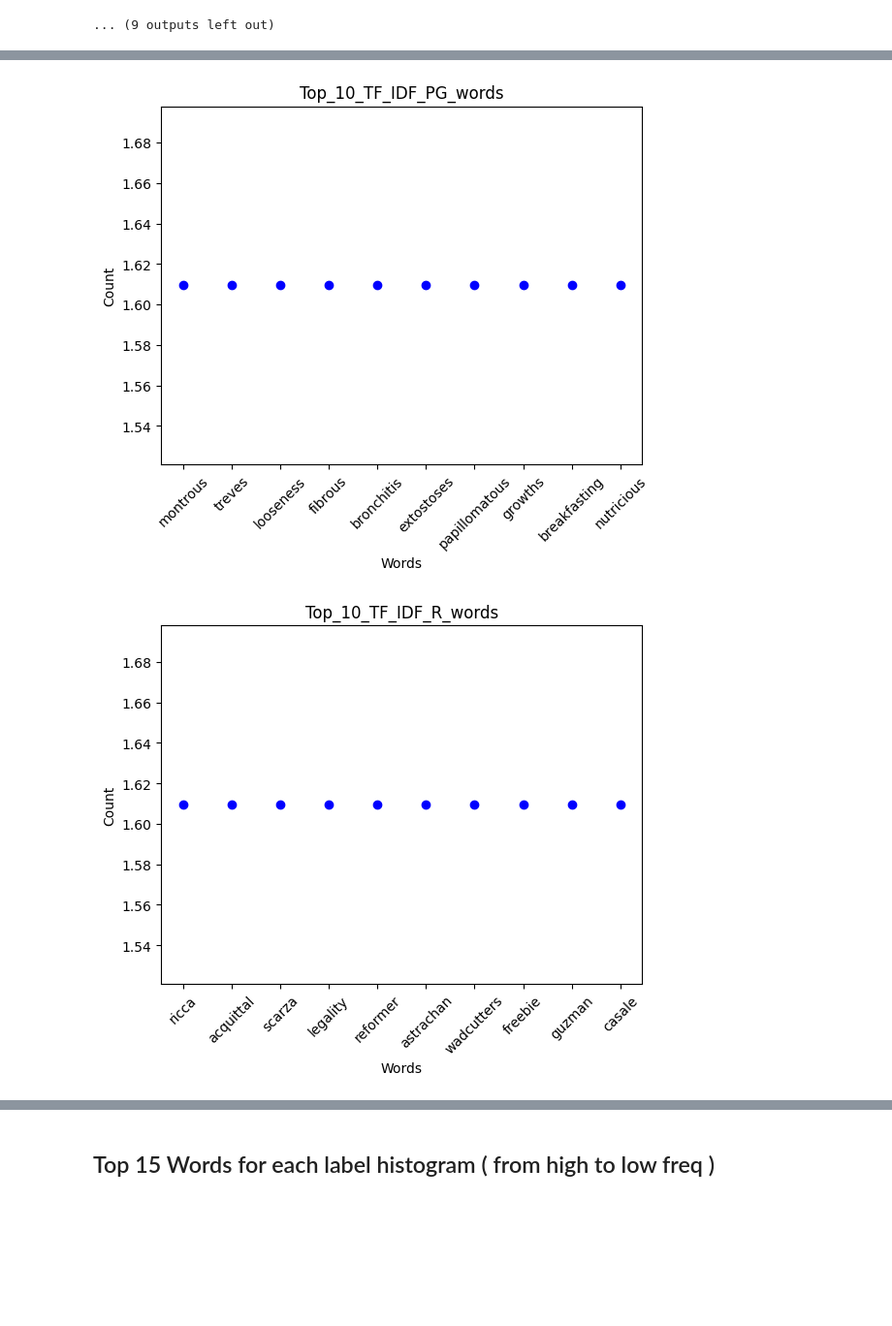
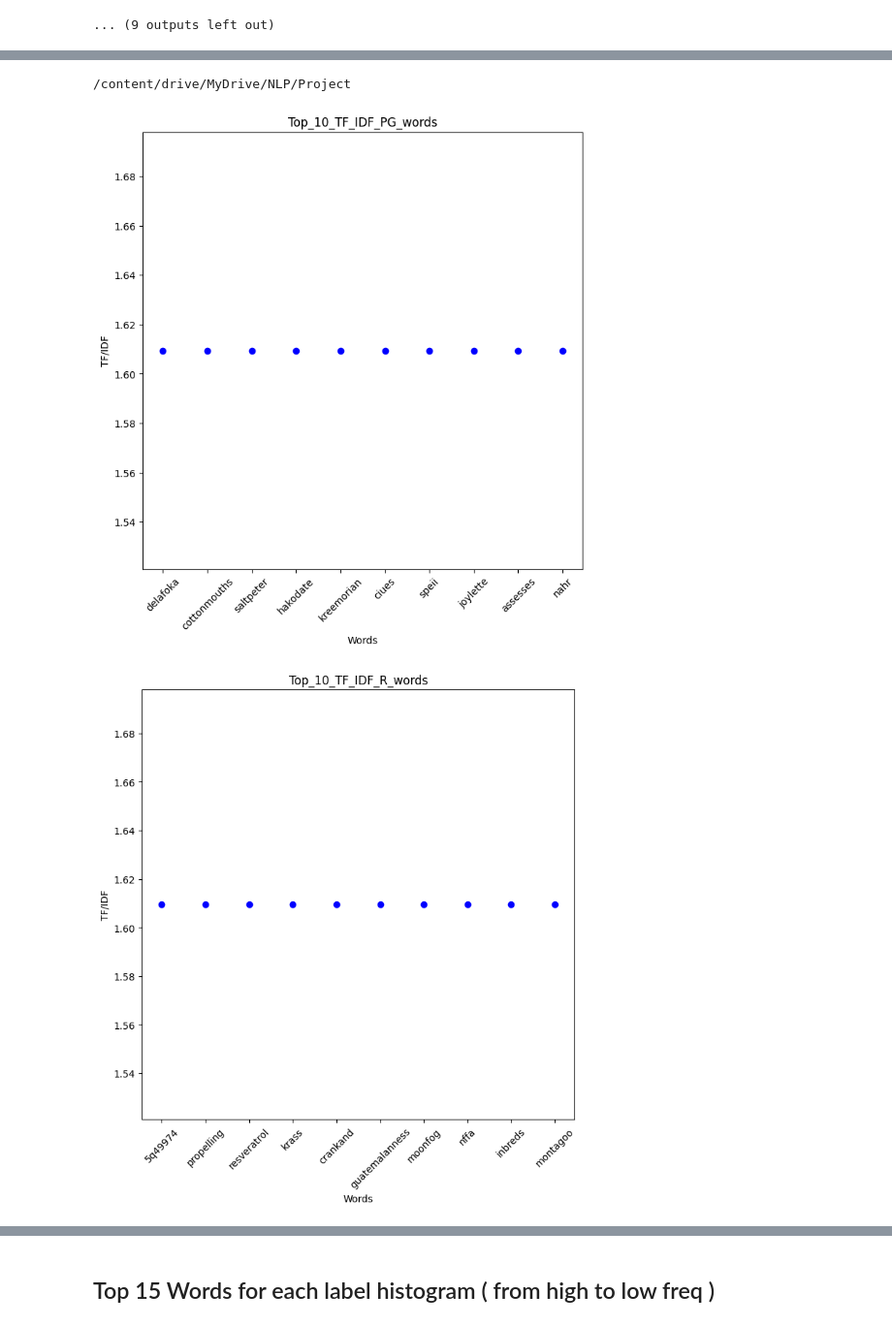
Before and after one commit to baktash81/CS224nProject, a Jupyter notebook: CrawDataNLProject.ipynb, the cells around one changed output, grey strips where cells are left out. Shown at 97% size. Saved outputs shown, nothing was run; the diff lists cells and outputs as text; code cells hidden in the pictures; blank space fills up the shorter version.

```diff
--- a/CrawDataNLProject.ipynb
+++ b/CrawDataNLProject.ipynb
@@ -584,5 +584,11 @@ for i in range(4) :
 # %%
+import os
+import pandas as pd
+import pickle
+%cd /content/drive/MyDrive/NLP/Project
+
 labels = ["PG", "R", "G", "PG-13", "NC-17"]
+
 
 # load data of each label :
 labelsDict = {}
@@ -616,7 +622,7 @@ for i in range(5) :
 
     commonWordCount = set()
     nonCommonWordCount = set()
-    label = f'{labels[j]}_{labels[i]}'
+    label = f'{labels[j]}/{labels[i]}'
     # for j-i label
     for word in seccondSet :
       if word in firstSet :
@@ -882,7 +888,7 @@ for label in ["PG", "R", "G", "PG-13", "NC-17"] :
 
 # save number of labels which word appears on they :
 wordLabelNum = defaultdict(int)
-for word in all_words_num.keys() :
+for word in list(all_words_num.keys()) :
   for label in ["PG", "R", "G", "PG-13", "NC-17"] :
     if word in nonDuplicated[label] :
       wordLabelNum[word] += 1
@@ -896,34 +902,42 @@ for label in ["PG", "R", "G", "PG-13", "NC-17"] :
   # calculate tf and idf :
   tfIdf = {}
 
-  for word in labelsDict[label][0] :
+
+
+  for word in list(nonDuplicated[label]) :
     tf = float( label_words_num[word] ) / all_words_num[word]
     idf = math.log ( 5.0 / wordLabelNum[word] )
     tfIdf[word] = tf * idf
 
+
+
   sorted_items = sorted(tfIdf.items(), key=lambda x: x[1], reverse=True)
+
   top_10 = sorted_items[:10]
 
   keys = []
   values = []
 
   for tup in top_10:
       keys.append(tup[0])
       values.append(tup[1])
 
+  plt.figure(figsize=(8,8))
+
   plt.plot(keys, values, 'bo')
 
   plt.xlabel('Words')
-  plt.ylabel('Count')
+  plt.ylabel('TF/IDF')
   plt.title(f'Top_10_TF_IDF_{label}_words')
 
   plt.xticks(rotation=45)  # Rotate x-axis tick labels by 45 degrees
 
   plt.savefig(f'./stats/Top_10_TF_IDF_{label}_words.png')  # Save the plot as a PNG file
   # Show the plot
   plt.show()
 
   print()
 # %% [output]
+/content/drive/MyDrive/NLP/Project
-[figure, old version]
+[figure, new version]
-[figure, old version]
+[figure, new version]
```
Also changed, not shown: parts of 5 cells of this notebook, 19 other files.
